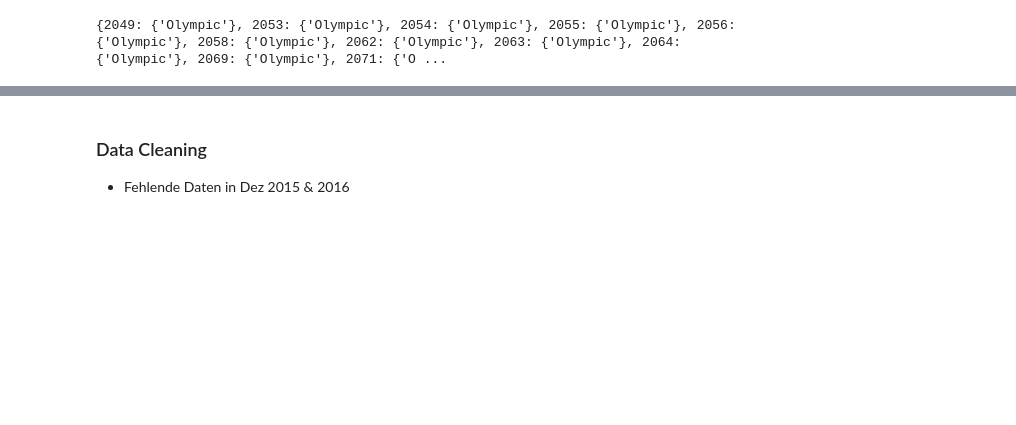
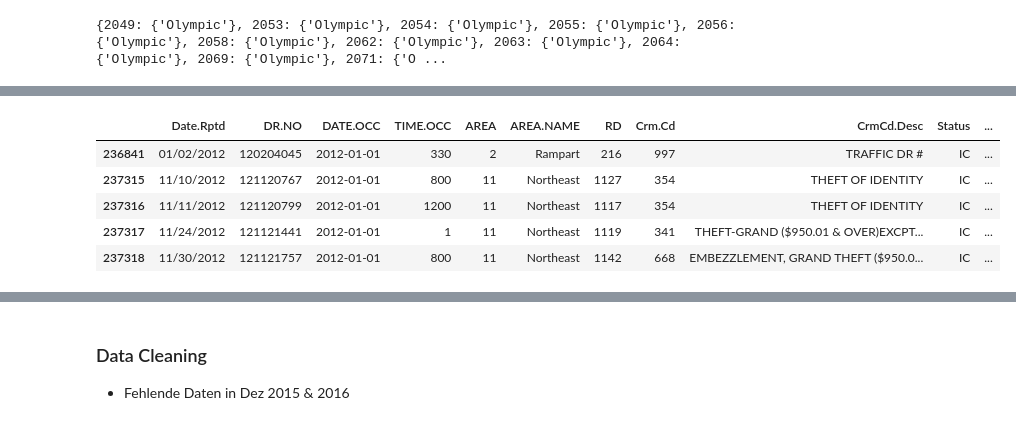
Before and after one commit to dominikth13/BI_Project, a Jupyter notebook: data_analysis.ipynb, the cells around one changed output, grey strips where cells are left out. Saved outputs shown, nothing was run; the diff lists cells and outputs as text; code cells hidden in the pictures; blank space fills up the shorter version.

```diff
--- a/data_analysis.ipynb
+++ b/data_analysis.ipynb
@@ -53,0 +100,13 @@ print(rd_to_area)
+# %%
+# Reformat the date from String to Date
+csv_data['DATE.OCC'] = pd.to_datetime(csv_data['DATE.OCC'])
+# Create a sorted table
+data_sorted_by_date_occ = csv_data.sort_values(by='DATE.OCC')
+data_sorted_by_date_occ.head()
+# %% [output]
+|  | Date.Rptd | DR.NO | DATE.OCC | TIME.OCC | AREA | AREA.NAME | RD | Crm.Cd | CrmCd.Desc | Status | ... |
+| 236841 | 01/02/2012 | 120204045 | 2012-01-01 | 330 | 2 | Rampart | 216 | 997 | TRAFFIC DR # | IC | ... |
+| 237315 | 11/10/2012 | 121120767 | 2012-01-01 | 800 | 11 | Northeast | 1127 | 354 | THEFT OF IDENTITY | IC | ... |
+| 237316 | 11/11/2012 | 121120799 | 2012-01-01 | 1200 | 11 | Northeast | 1117 | 354 | THEFT OF IDENTITY | IC | ... |
+| 237317 | 11/24/2012 | 121121441 | 2012-01-01 | 1 | 11 | Northeast | 1119 | 341 | THEFT-GRAND ($950.01 & OVER)EXCPT... | IC | ... |
+| 237318 | 11/30/2012 | 121121757 | 2012-01-01 | 800 | 11 | Northeast | 1142 | 668 | EMBEZZLEMENT, GRAND THEFT ($950.0... | IC | ... |
```
Also changed, not shown: parts of 13 cells of this notebook.
